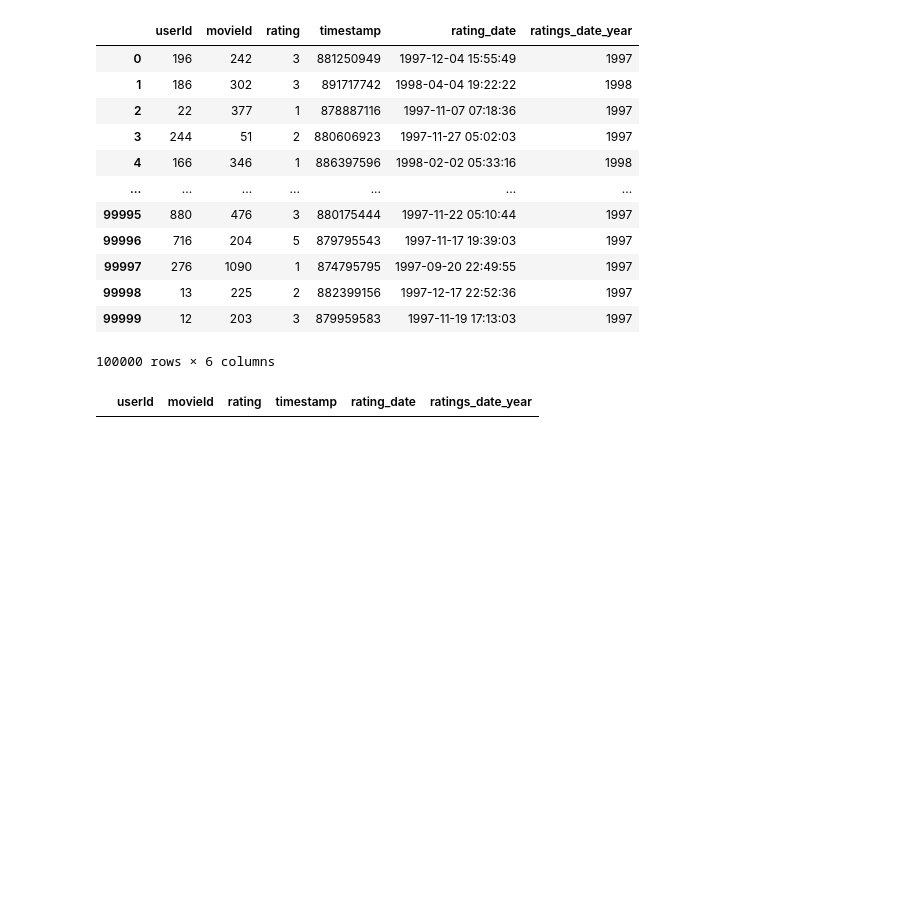
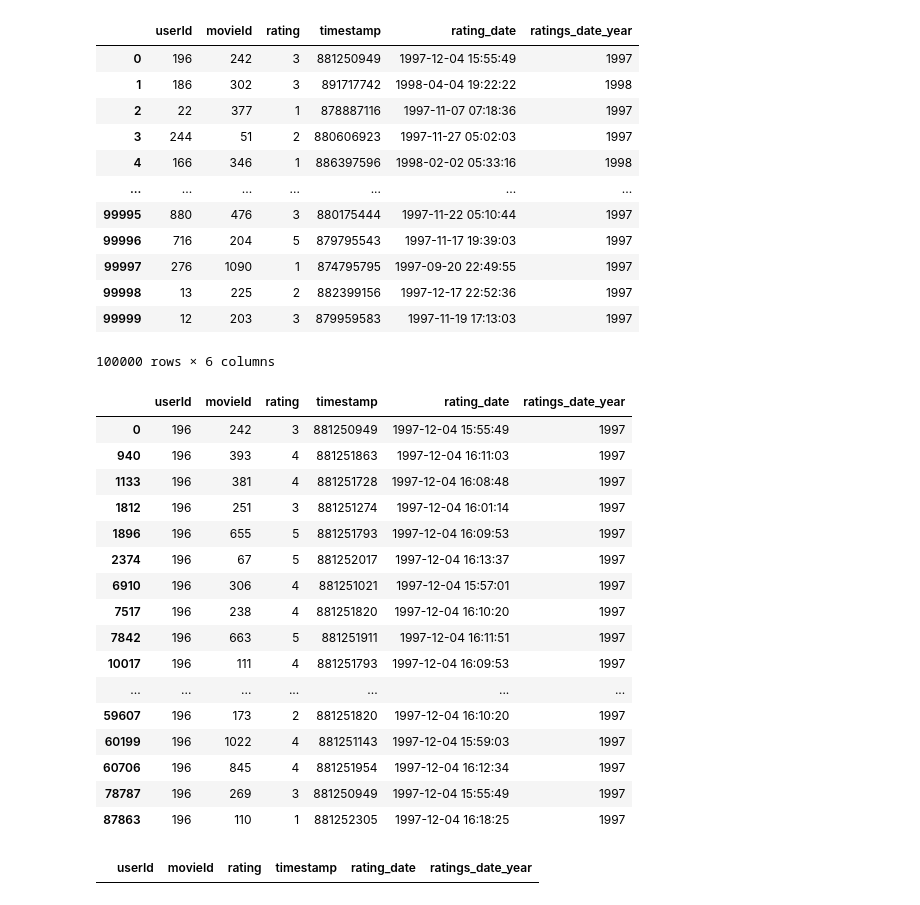
Before and after one commit to GoncaloBento/movielens-aws-duckdb, a Jupyter notebook: notebooks/preprocessing_compiled.ipynb, the cells around one changed output. Drawn from its saved outputs; the diff is of its cells as text; code cells hidden in the pictures; blank space fills up the shorter version.

```diff
--- a/notebooks/preprocessing.ipynb
+++ b/notebooks/preprocessing_compiled.ipynb
@@ -18,7 +18,7 @@ import pandas as pd
 ## **1.2. Integrate the datasets into the notebook** </font>
 # %%
 #Import u.data dataset
-ratings_path = "/Users/goncalobento/Downloads/ml-100k/u.data"
+ratings_path = "/Users/cristiana/Downloads/ml-100k/u.data"
 columns = ['userId', 'movieId', 'rating', 'timestamp']
 
 ratings = pd.read_csv(ratings_path, sep='\t', names=columns)
@@ -67,6 +95,4 @@ occupations = pd.read_csv(occupation_path, names=['occupation'], encoding='latin
 # %%
-ratings['rating_date'] = pd.to_datetime(ratings['timestamp'], unit='s')
-ratings['ratings_date_year']=ratings['rating_date'].dt.year
 ratings
 # %% [output]
 |  | userId | movieId | rating | timestamp | rating_date | ratings_date_year |
@@ -84,4 +110,23 @@ ratings
 100000 rows × 6 columns
 # %%
 user_ratings = ratings[ratings['userId'] == 196]
+user_ratings
+# %% [output]
+|  | userId | movieId | rating | timestamp | rating_date | ratings_date_year |
+| 0 | 196 | 242 | 3 | 881250949 | 1997-12-04 15:55:49 | 1997 |
+| 940 | 196 | 393 | 4 | 881251863 | 1997-12-04 16:11:03 | 1997 |
+| 1133 | 196 | 381 | 4 | 881251728 | 1997-12-04 16:08:48 | 1997 |
+| 1812 | 196 | 251 | 3 | 881251274 | 1997-12-04 16:01:14 | 1997 |
+| 1896 | 196 | 655 | 5 | 881251793 | 1997-12-04 16:09:53 | 1997 |
+| 2374 | 196 | 67 | 5 | 881252017 | 1997-12-04 16:13:37 | 1997 |
+| 6910 | 196 | 306 | 4 | 881251021 | 1997-12-04 15:57:01 | 1997 |
+| 7517 | 196 | 238 | 4 | 881251820 | 1997-12-04 16:10:20 | 1997 |
+| 7842 | 196 | 663 | 5 | 881251911 | 1997-12-04 16:11:51 | 1997 |
+| 10017 | 196 | 111 | 4 | 881251793 | 1997-12-04 16:09:53 | 1997 |
+| ... | ... | ... | ... | ... | ... | ... |
+| 59607 | 196 | 173 | 2 | 881251820 | 1997-12-04 16:10:20 | 1997 |
+| 60199 | 196 | 1022 | 4 | 881251143 | 1997-12-04 15:59:03 | 1997 |
+| 60706 | 196 | 845 | 4 | 881251954 | 1997-12-04 16:12:34 | 1997 |
+| 78787 | 196 | 269 | 3 | 881250949 | 1997-12-04 15:55:49 | 1997 |
+| 87863 | 196 | 110 | 1 | 881252305 | 1997-12-04 16:18:25 | 1997 |
 # %%
```
Also changed, not shown: parts of 27 cells of this notebook, 3 other files.
